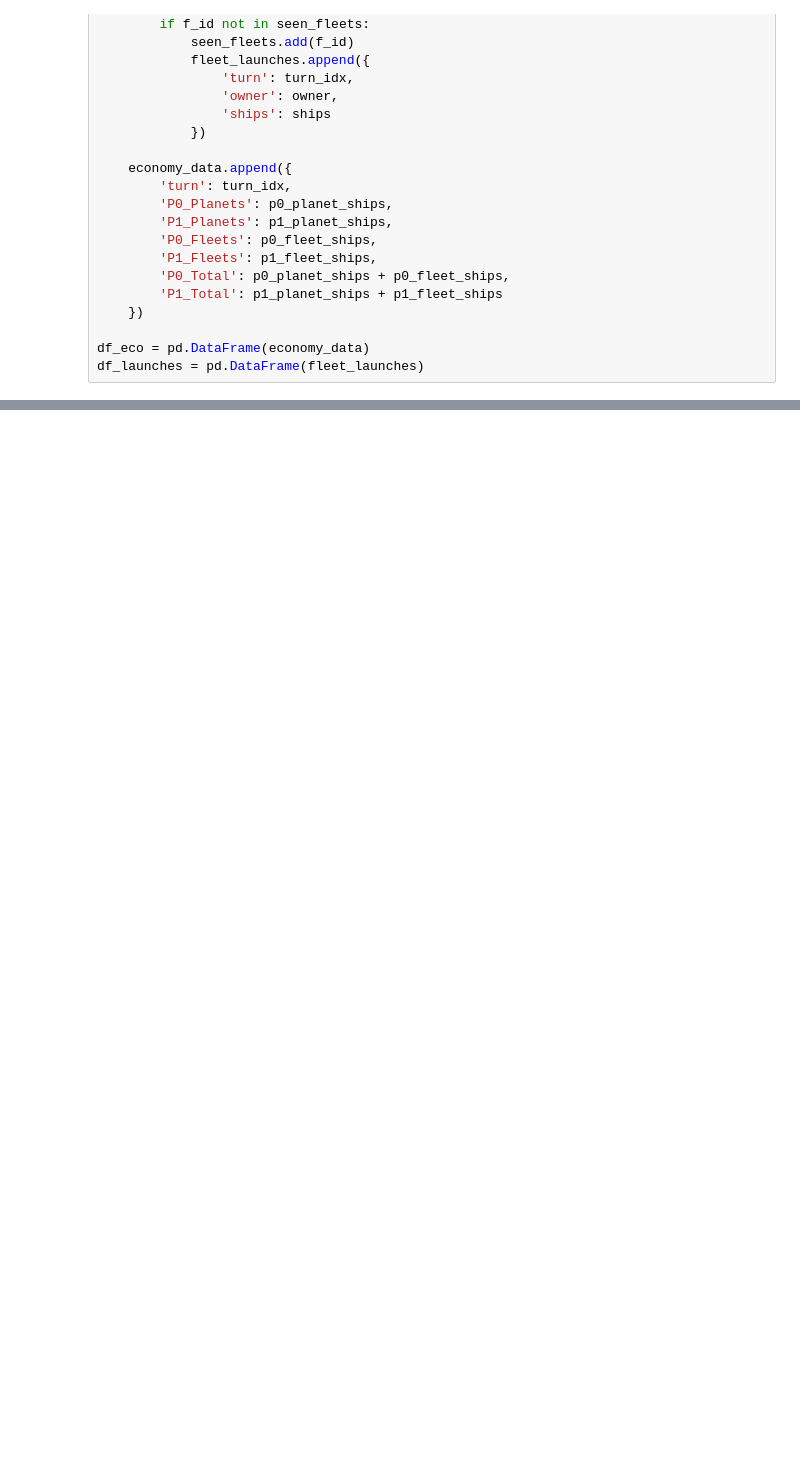
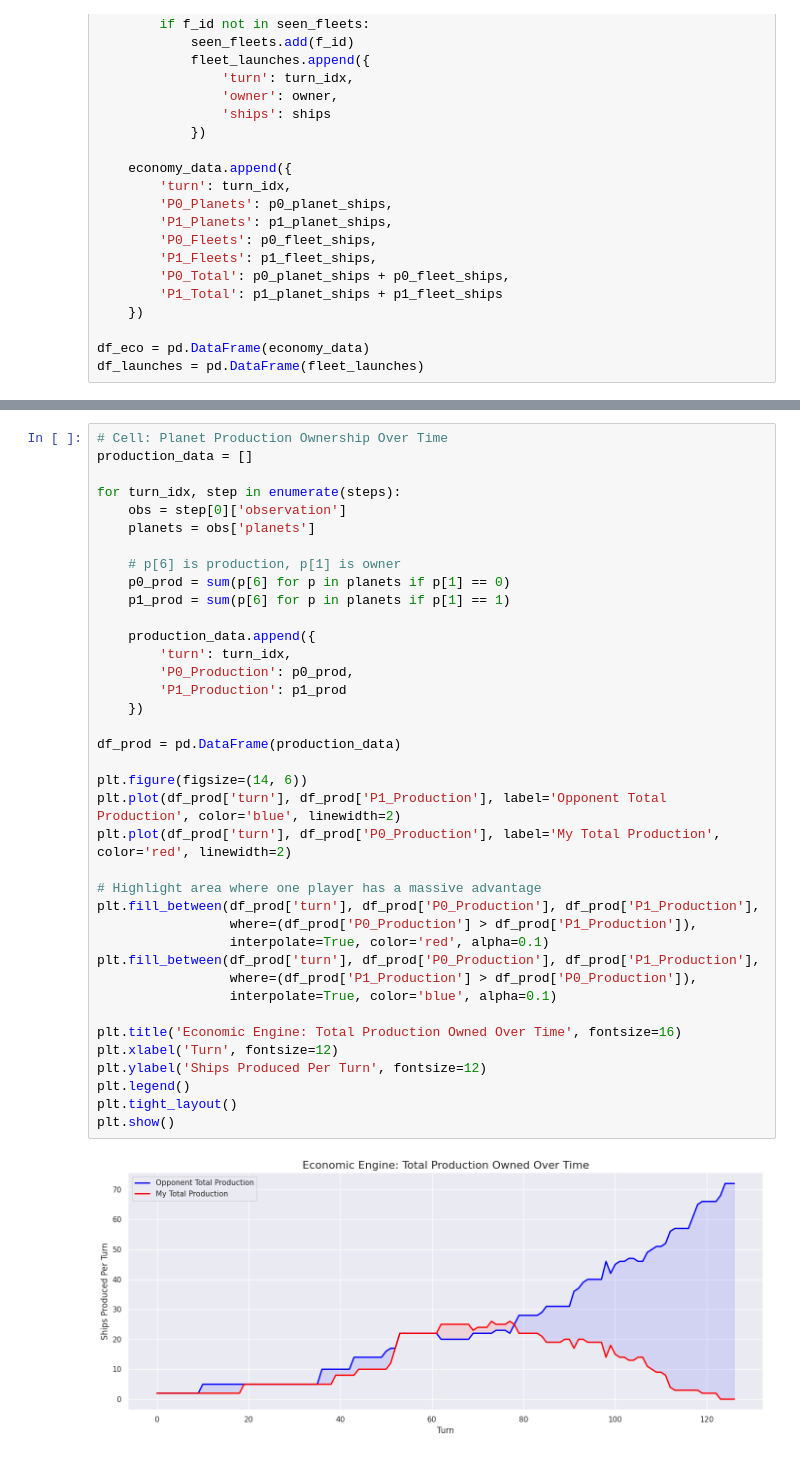
Before and after one commit to S4K50M/OrbitWars, a Jupyter notebook: eda/eda_replay.ipynb, the cells around one changed output, grey strips where cells are left out. Saved outputs shown, nothing was run; the diff lists cells and outputs as text; blank space fills up the shorter version.

```diff
--- a/eda/eda_replay.ipynb
+++ b/eda/eda_replay.ipynb
@@ -212,0 +213,40 @@ plt.show()
+# %%
+# Cell: Planet Production Ownership Over Time
+production_data = []
+
+for turn_idx, step in enumerate(steps):
+    obs = step[0]['observation']
+    planets = obs['planets']
+
+    # p[6] is production, p[1] is owner
+    p0_prod = sum(p[6] for p in planets if p[1] == 0)
+    p1_prod = sum(p[6] for p in planets if p[1] == 1)
+
+    production_data.append({
+        'turn': turn_idx,
+        'P0_Production': p0_prod,
+        'P1_Production': p1_prod
+    })
+
+df_prod = pd.DataFrame(production_data)
+
+plt.figure(figsize=(14, 6))
+plt.plot(df_prod['turn'], df_prod['P1_Production'], label='Opponent Total Production', color='blue', linewidth=2)
+plt.plot(df_prod['turn'], df_prod['P0_Production'], label='My Total Production', color='red', linewidth=2)
+
+# Highlight area where one player has a massive advantage
+plt.fill_between(df_prod['turn'], df_prod['P0_Production'], df_prod['P1_Production'],
+                 where=(df_prod['P0_Production'] > df_prod['P1_Production']),
+                 interpolate=True, color='red', alpha=0.1)
+plt.fill_between(df_prod['turn'], df_prod['P0_Production'], df_prod['P1_Production'],
+                 where=(df_prod['P1_Production'] > df_prod['P0_Production']),
+                 interpolate=True, color='blue', alpha=0.1)
+
+plt.title('Economic Engine: Total Production Owned Over Time', fontsize=16)
+plt.xlabel('Turn', fontsize=12)
+plt.ylabel('Ships Produced Per Turn', fontsize=12)
+plt.legend()
+plt.tight_layout()
+plt.show()
+# %% [output]
+[figure, added]
```
Also changed, not shown: parts of 11 cells of this notebook, 3 other files.
